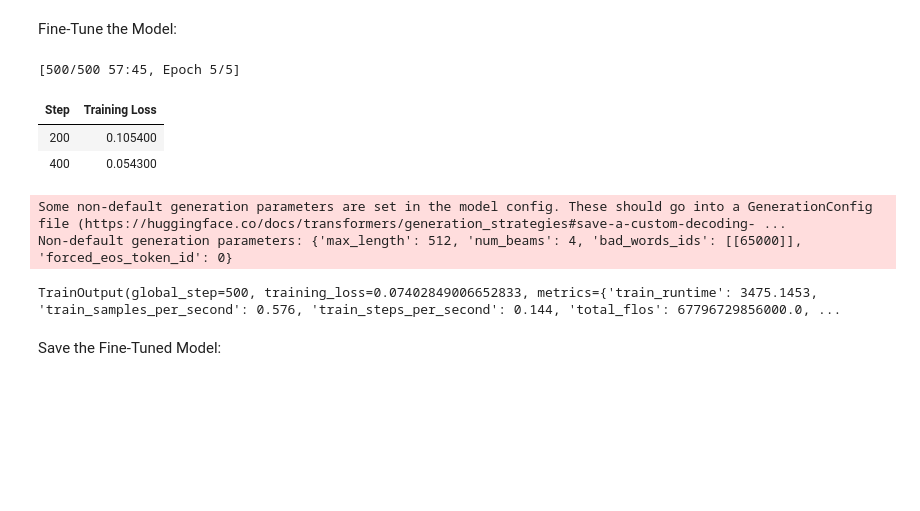
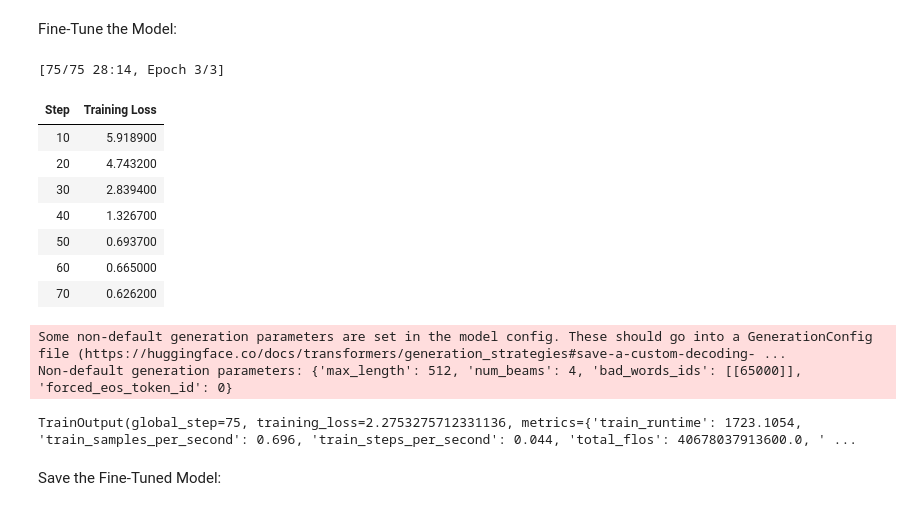
Before and after one commit to MohanKumar2002/Translation_Model-using-Mariaan-model, a Jupyter notebook: Translation_model_.ipynb, the cells around one changed output. Saved outputs shown, nothing was run; the diff lists cells and outputs as text; code cells hidden in the pictures; blank space fills up the shorter version.

```diff
--- a/Translation_model_.ipynb
+++ b/Translation_model_.ipynb
@@ -88,33 +179,38 @@ Fine-Tune the Model:
 # %%
 from transformers import MarianMTModel, Trainer, TrainingArguments
 
 model = MarianMTModel.from_pretrained('Helsinki-NLP/opus-mt-en-ROMANCE')
 
 training_args = TrainingArguments(
     output_dir='./results',
-    num_train_epochs=5,
-    per_device_train_batch_size=4,
-    save_steps=10_000,
-    save_total_limit=2,
+    num_train_epochs=3,
+    per_device_train_batch_size=16,
+    warmup_steps=500,
+    weight_decay=0.01,
     logging_dir='./logs',
-    logging_steps=200,
+    logging_steps=10
 )
 
 trainer = Trainer(
     model=model,
     args=training_args,
-    train_dataset=tokenized_dataset,
+    train_dataset=tokenized_dataset
 )
 
 trainer.train()
 # %% [output]
-[500/500 57:45, Epoch 5/5]
+[75/75 28:14, Epoch 3/3]
 | Step | Training Loss |
-| 200 | 0.105400 |
-| 400 | 0.054300 |
+| 10 | 5.918900 |
+| 20 | 4.743200 |
+| 30 | 2.839400 |
+| 40 | 1.326700 |
+| 50 | 0.693700 |
+| 60 | 0.665000 |
+| 70 | 0.626200 |
 Some non-default generation parameters are set in the model config. These should go into a GenerationConfig file (https://huggingface.co/docs/transformers/generation_strategies#save-a-custom-decoding- ...
 Non-default generation parameters: {'max_length': 512, 'num_beams': 4, 'bad_words_ids': [[65000]], 'forced_eos_token_id': 0}
-TrainOutput(global_step=500, training_loss=0.07402849006652833, metrics={'train_runtime': 3475.1453, 'train_samples_per_second': 0.576, 'train_steps_per_second': 0.144, 'total_flos': 67796729856000.0, ...
+TrainOutput(global_step=75, training_loss=2.2753275712331136, metrics={'train_runtime': 1723.1054, 'train_samples_per_second': 0.696, 'train_steps_per_second': 0.044, 'total_flos': 40678037913600.0, ' ...
 # %% [markdown]
 Save the Fine-Tuned Model:
 # %%
```
Also changed, not shown: parts of 7 cells of this notebook.
